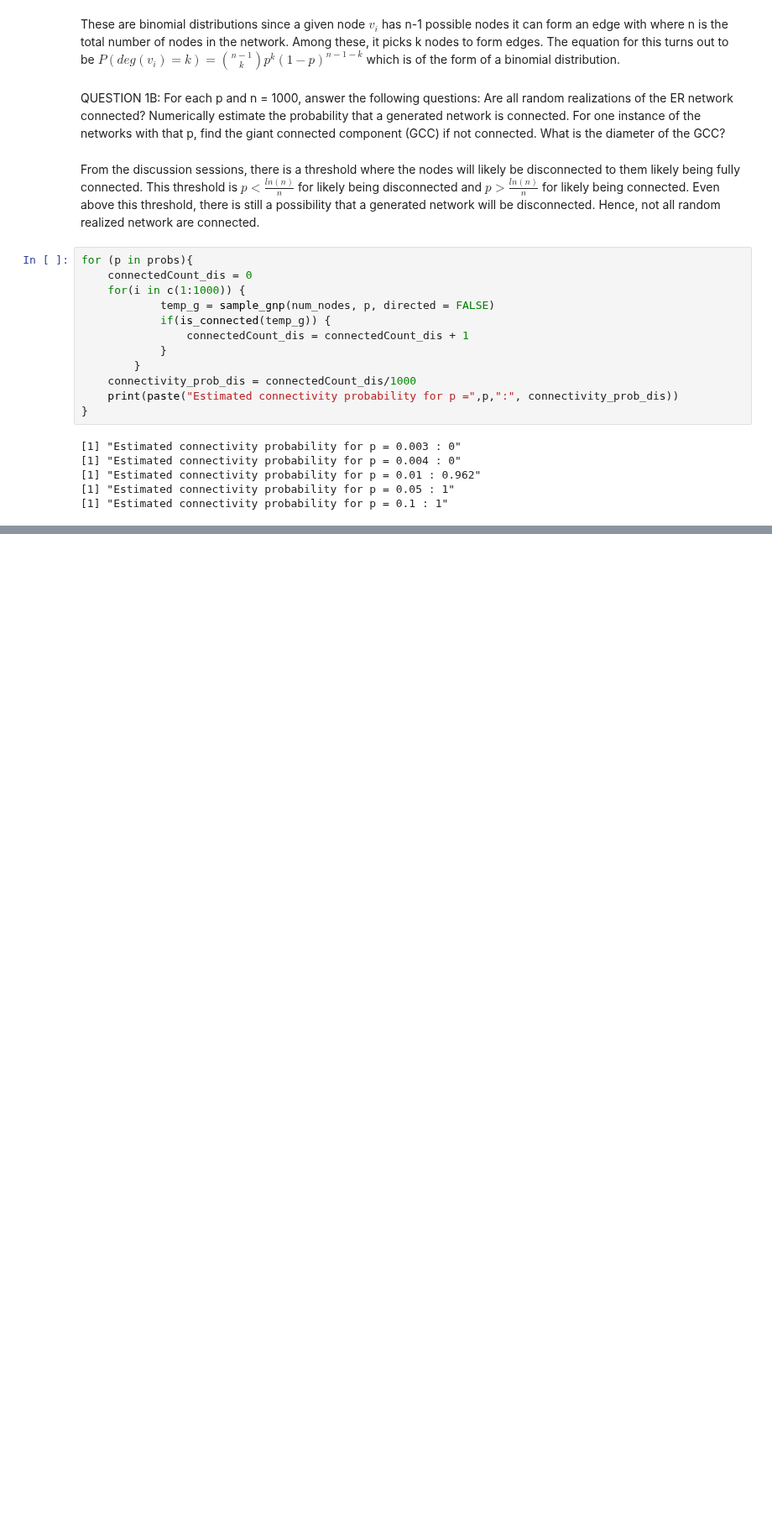
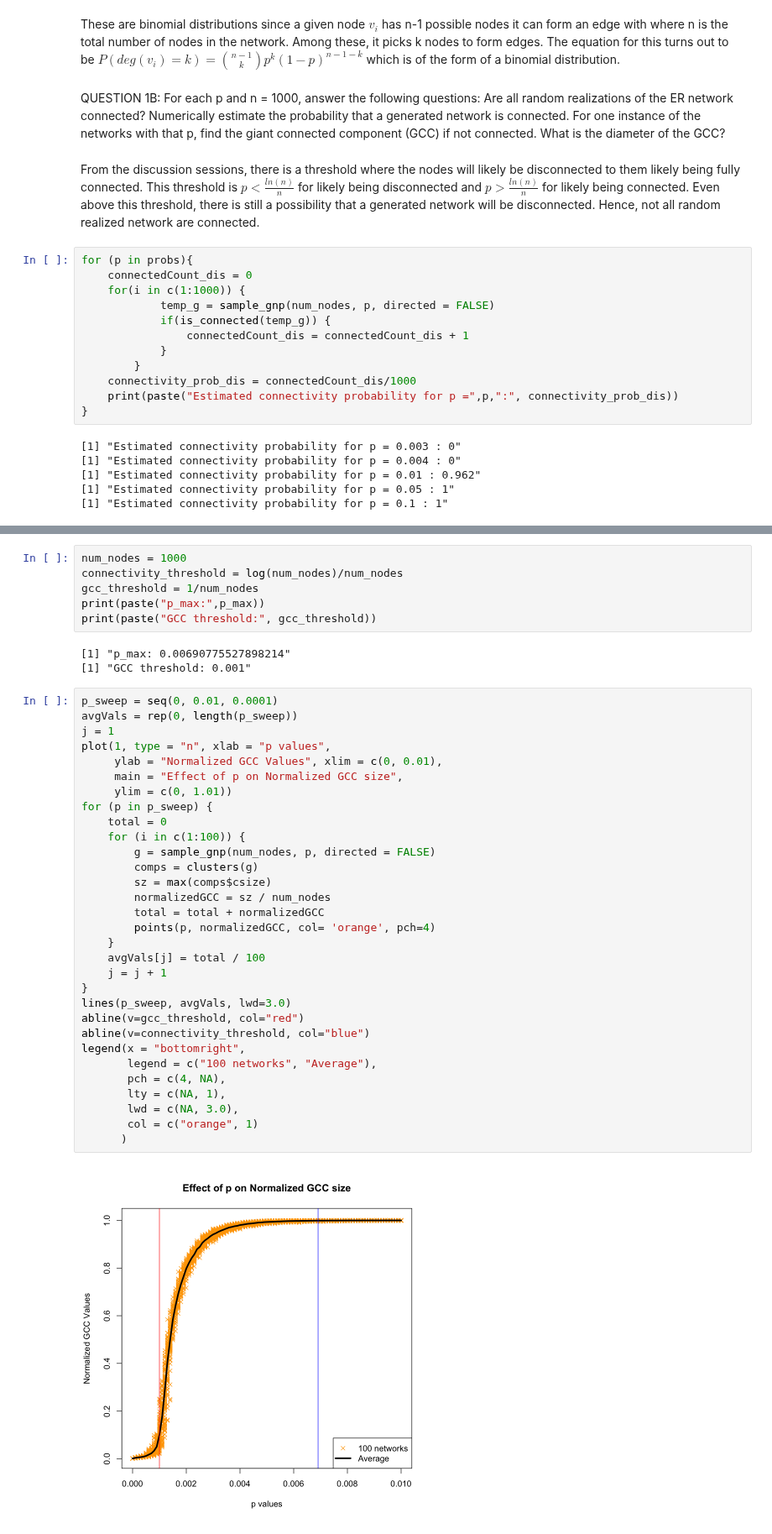
Before and after one commit to morgworth/ece232_team, a Jupyter notebook: Project 1/Morgan Project1.ipynb, the cells around one changed output, grey strips where cells are left out. Shown at 84% size. Saved outputs shown, nothing was run; the diff lists cells and outputs as text; blank space fills up the shorter version.

```diff
--- a/Project 1/Morgan Project1.ipynb
+++ b/Project 1/Morgan Project1.ipynb
@@ -106,0 +114,42 @@ for (p in probs){
+# %%
+num_nodes = 1000
+connectivity_threshold = log(num_nodes)/num_nodes
+gcc_threshold = 1/num_nodes
+print(paste("p_max:",p_max))
+print(paste("GCC threshold:", gcc_threshold))
+# %% [output]
+[1] "p_max: 0.00690775527898214"
+[1] "GCC threshold: 0.001"
+# %%
+p_sweep = seq(0, 0.01, 0.0001)
+avgVals = rep(0, length(p_sweep))
+j = 1
+plot(1, type = "n", xlab = "p values",
+     ylab = "Normalized GCC Values", xlim = c(0, 0.01),
+     main = "Effect of p on Normalized GCC size",
+     ylim = c(0, 1.01))
+for (p in p_sweep) {
+    total = 0
+    for (i in c(1:100)) {
+        g = sample_gnp(num_nodes, p, directed = FALSE)
+        comps = clusters(g)
+        sz = max(comps$csize)
+        normalizedGCC = sz / num_nodes
+        total = total + normalizedGCC
+        points(p, normalizedGCC, col= 'orange', pch=4)
+    }
+    avgVals[j] = total / 100
+    j = j + 1
+}
+lines(p_sweep, avgVals, lwd=3.0)
+abline(v=gcc_threshold, col="red")
+abline(v=connectivity_threshold, col="blue")
+legend(x = "bottomright",
+       legend = c("100 networks", "Average"),
+       pch = c(4, NA),
+       lty = c(NA, 1),
+       lwd = c(NA, 3.0),
+       col = c("orange", 1)
+      )
+# %% [output]
+[figure, added]
```
Also changed, not shown: parts of 17 cells of this notebook.
